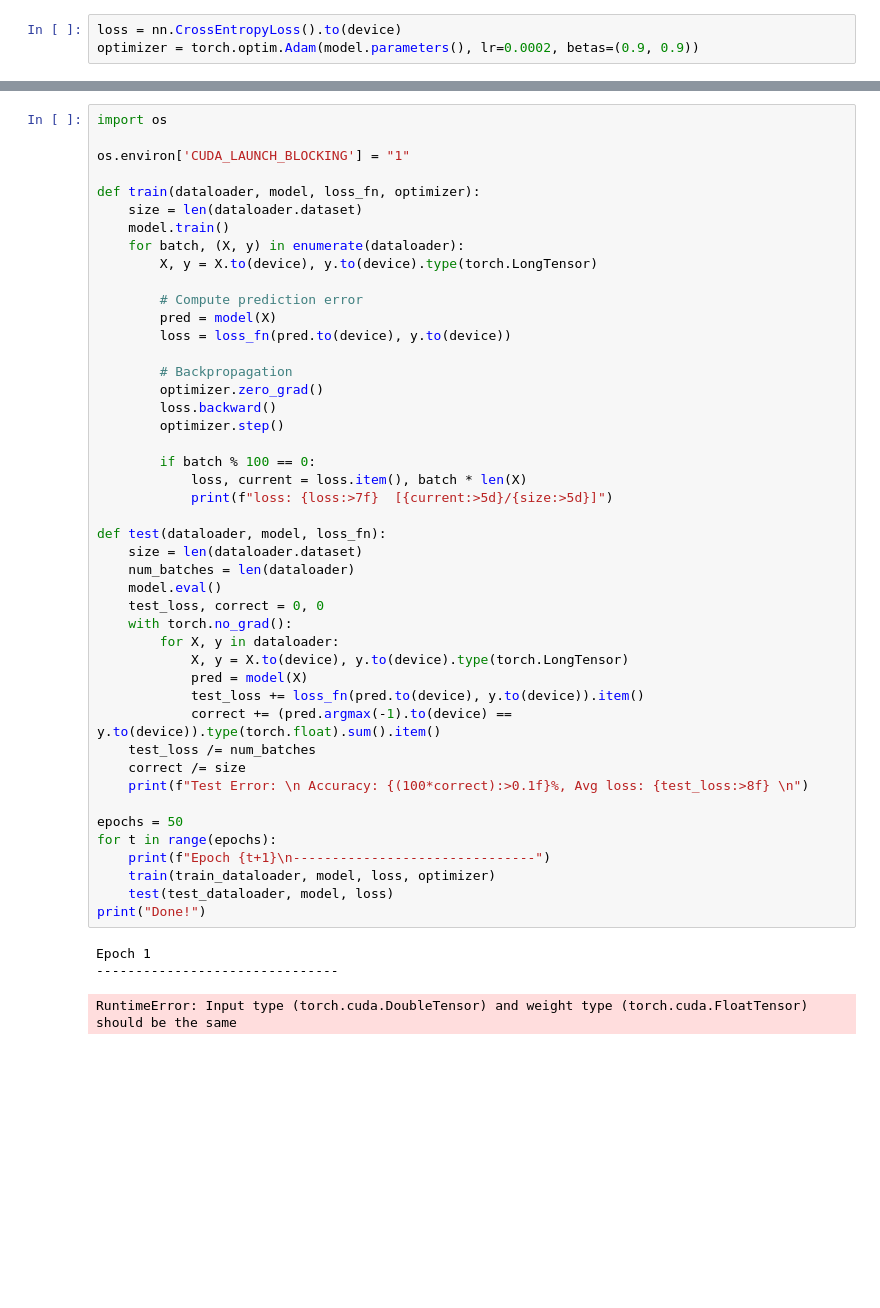
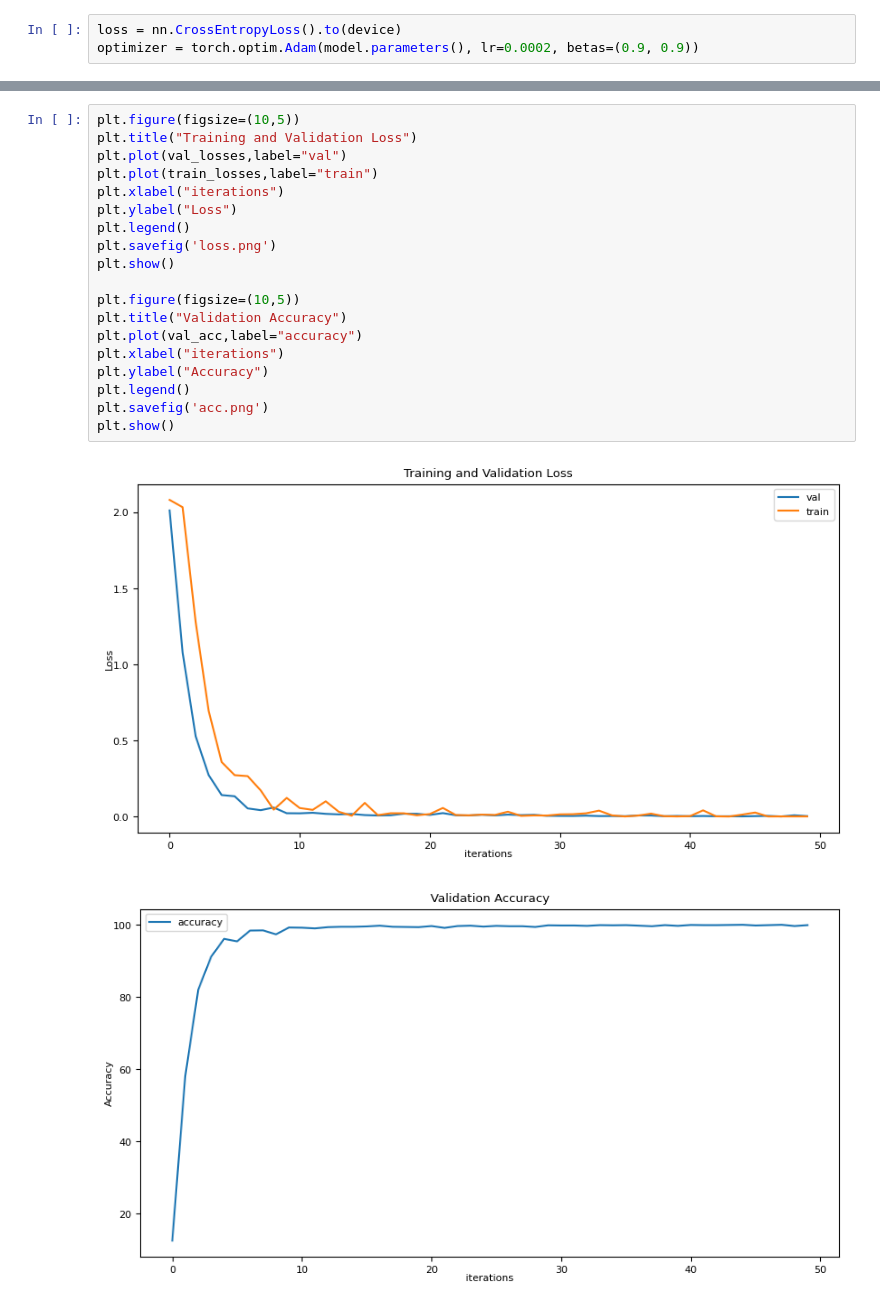
Before and after one commit to luutn2002/oqt_test, a Jupyter notebook: new_src/Untitled.ipynb, the cells around one changed output, grey strips where cells are left out. Drawn from its saved outputs; the diff is of its cells as text; blank space fills up the shorter version.

```diff
--- a/new_src/Untitled.ipynb
+++ b/new_src/Untitled.ipynb
@@ -343,49 +394,22 @@ optimizer = torch.optim.Adam(model.parameters(), lr=0.0002, betas=(0.9, 0.9))
 # %%
-import os
+plt.figure(figsize=(10,5))
+plt.title("Training and Validation Loss")
+plt.plot(val_losses,label="val")
+plt.plot(train_losses,label="train")
+plt.xlabel("iterations")
+plt.ylabel("Loss")
+plt.legend()
+plt.savefig('loss.png')
+plt.show()
 
-os.environ['CUDA_LAUNCH_BLOCKING'] = "1"
-
-def train(dataloader, model, loss_fn, optimizer):
-    size = len(dataloader.dataset)
-    model.train()
-    for batch, (X, y) in enumerate(dataloader):
-        X, y = X.to(device), y.to(device).type(torch.LongTensor)
-
-        # Compute prediction error
-        pred = model(X)
-        loss = loss_fn(pred.to(device), y.to(device))
-
-        # Backpropagation
-        optimizer.zero_grad()
-        loss.backward()
-        optimizer.step()
-
-        if batch % 100 == 0:
-            loss, current = loss.item(), batch * len(X)
-            print(f"loss: {loss:>7f}  [{current:>5d}/{size:>5d}]")
-
-def test(dataloader, model, loss_fn):
-    size = len(dataloader.dataset)
-    num_batches = len(dataloader)
-    model.eval()
-    test_loss, correct = 0, 0
-    with torch.no_grad():
-        for X, y in dataloader:
-            X, y = X.to(device), y.to(device).type(torch.LongTensor)
-            pred = model(X)
-            test_loss += loss_fn(pred.to(device), y.to(device)).item()
-            correct += (pred.argmax(-1).to(device) == y.to(device)).type(torch.float).sum().item()
-    test_loss /= num_batches
-    correct /= size
-    print(f"Test Error: \n Accuracy: {(100*correct):>0.1f}%, Avg loss: {test_loss:>8f} \n")
-
-epochs = 50
-for t in range(epochs):
-    print(f"Epoch {t+1}\n-------------------------------")
-    train(train_dataloader, model, loss, optimizer)
-    test(test_dataloader, model, loss)
-print("Done!")
+plt.figure(figsize=(10,5))
+plt.title("Validation Accuracy")
+plt.plot(val_acc,label="accuracy")
+plt.xlabel("iterations")
+plt.ylabel("Accuracy")
+plt.legend()
+plt.savefig('acc.png')
+plt.show()
 # %% [output]
-Epoch 1
--------------------------------
-RuntimeError: Input type (torch.cuda.DoubleTensor) and weight type (torch.cuda.FloatTensor) should be the same
+[figure, added]
+[figure, added]
```
Also changed, not shown: parts of 4 cells of this notebook.
